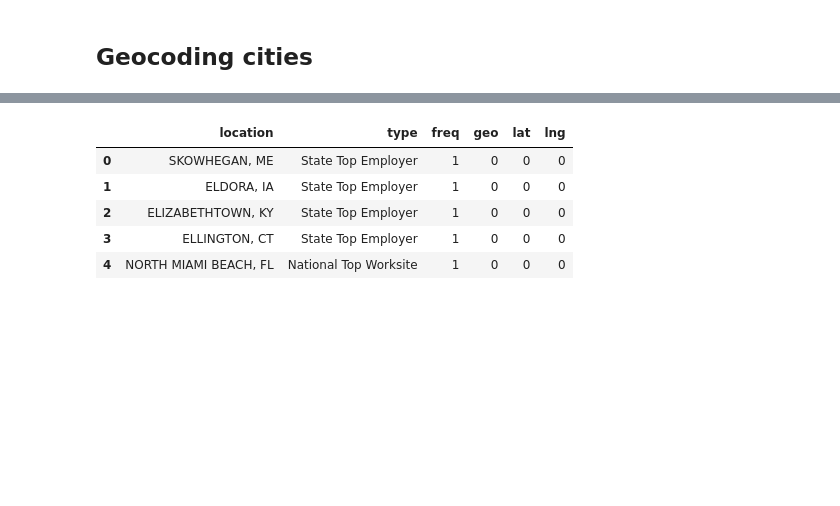
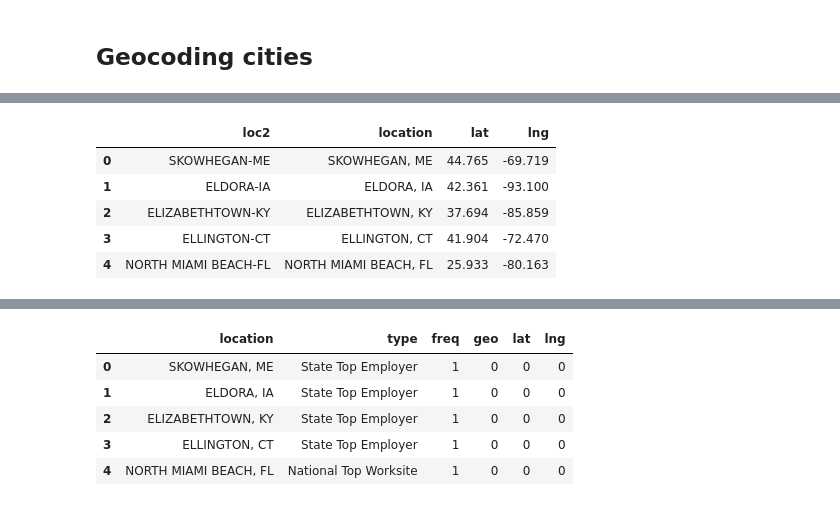
Before and after one commit to aakims/american-dreams.temp, a Jupyter notebook: notebook/DataExplanatoryExercise.ipynb, the cells around one changed output, grey strips where cells are left out. Drawn from its saved outputs; the diff is of its cells as text; code cells hidden in the pictures; blank space fills up the shorter version.

```diff
--- a/notebook/DataExplanatoryExercise.ipynb
+++ b/notebook/DataExplanatoryExercise.ipynb
@@ -2959 +2959,10 @@ geo = geocoded[['loc2, location, lat']]
+# %%
+geo.head()
+# %% [output]
+|  | loc2 | location | lat | lng |
+| 0 | SKOWHEGAN-ME | SKOWHEGAN, ME | 44.765 | -69.719 |
+| 1 | ELDORA-IA | ELDORA, IA | 42.361 | -93.100 |
+| 2 | ELIZABETHTOWN-KY | ELIZABETHTOWN, KY | 37.694 | -85.859 |
+| 3 | ELLINGTON-CT | ELLINGTON, CT | 41.904 | -72.470 |
+| 4 | NORTH MIAMI BEACH-FL | NORTH MIAMI BEACH, FL | 25.933 | -80.163 |
 # %%
```
Also changed, not shown: parts of 11 cells of this notebook, 2 other files.
